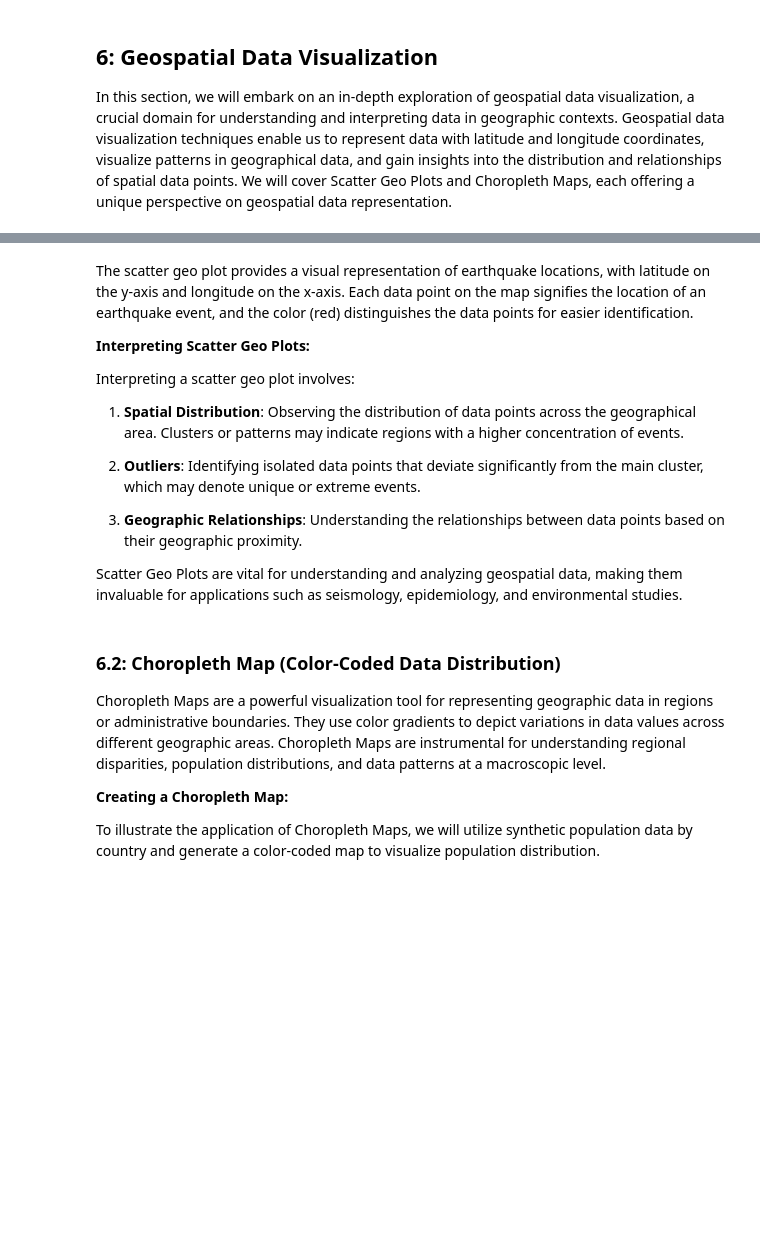
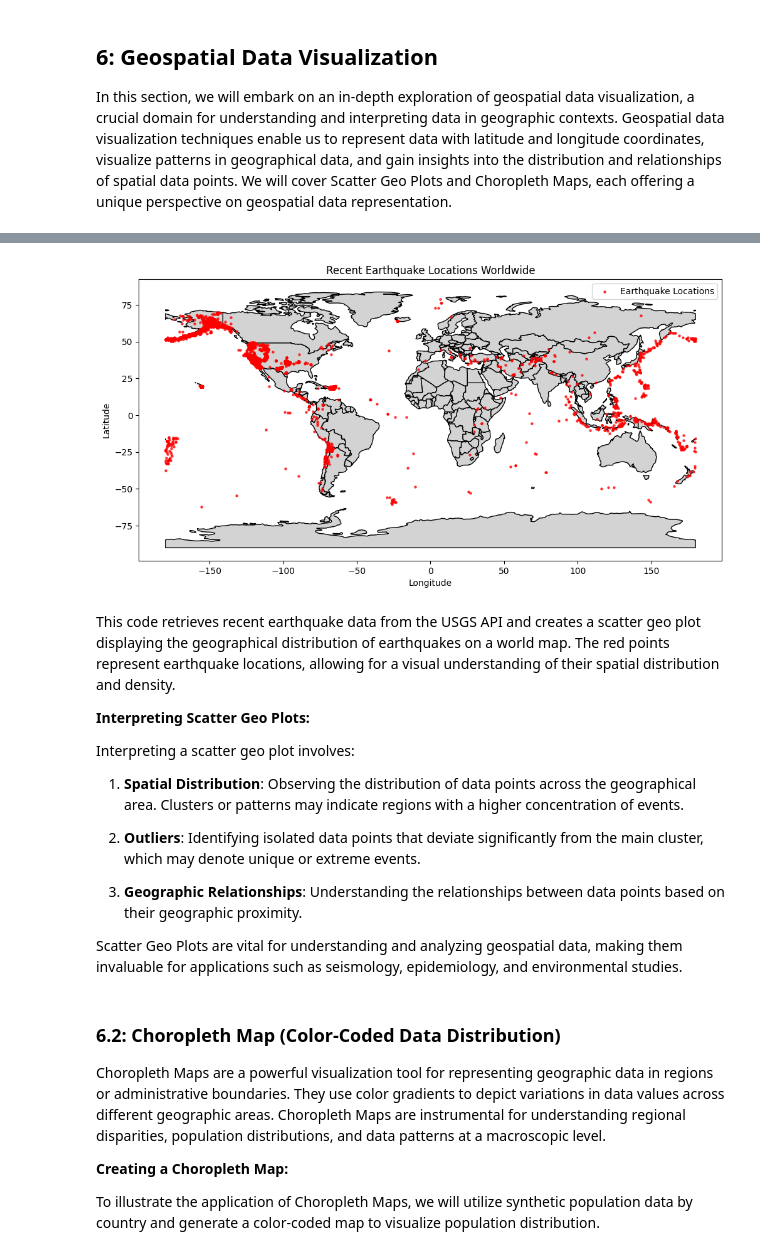
Before and after one commit to bsc-iitm/ML_Handbook, a Jupyter notebook: pages/vis2.ipynb, the cells around one changed output, grey strips where cells are left out. Saved outputs shown, nothing was run; the diff lists cells and outputs as text; code cells hidden in the pictures; blank space fills up the shorter version.

```diff
--- a/pages/vis2.ipynb
+++ b/pages/vis2.ipynb
@@ -603,5 +582,44 @@ plt.show()
+# %%
+import requests
+import geopandas as gpd
+import matplotlib.pyplot as plt
+import warnings
+
+warnings.filterwarnings("ignore")
+
+# Define the USGS API URL for earthquake data
+url = 'https://earthquake.usgs.gov/earthquakes/feed/v1.0/summary/all_month.geojson'
+
+# Fetch earthquake data from the USGS API
+response = requests.get(url)
+if response.status_code == 200:
+    earthquake_data = response.json()
+    # Extract necessary data for plotting
+    coordinates = [(feature['geometry']['coordinates'][0], feature['geometry']['coordinates'][1])
+                   for feature in earthquake_data['features']]
+    # Create a GeoDataFrame from earthquake data
+    earthquake_df = gpd.GeoDataFrame(geometry=gpd.points_from_xy([coord[0] for coord in coordinates],
+                                                                [coord[1] for coord in coordinates]))
+    # Load world map data from GeoPandas datasets
+    world = gpd.read_file(gpd.datasets.get_path('naturalearth_lowres'))
+
+    # Create a base world map plot
+    fig, ax = plt.subplots(figsize=(12, 8))
+    world.plot(ax=ax, color='lightgrey', edgecolor='black')
+
+    # Plot the earthquake locations on the map
+    earthquake_df.plot(ax=ax, markersize=5, color='red', alpha=0.7, marker='o', label='Earthquake Locations')
+    ax.set_xlabel('Longitude')
+    ax.set_ylabel('Latitude')
+    ax.set_title('Recent Earthquake Locations Worldwide')
+    plt.legend()
+    plt.show()
+else:
+    print("Failed to fetch earthquake data from the USGS API")
+# %% [output]
+[figure, added]
 # %% [markdown]
-The scatter geo plot provides a visual representation of earthquake locations, with latitude on the y-axis and longitude on the x-axis. Each data point on the map signifies the location of an earthquake event, and the color (red) distinguishes the data points for easier identification.
+This code retrieves recent earthquake data from the USGS API and creates a scatter geo plot displaying the geographical distribution of earthquakes on a world map. The red points represent earthquake locations, allowing for a visual understanding of their spatial distribution and density.
 
 **Interpreting Scatter Geo Plots:**
 
```
Also changed, not shown: parts of 21 cells of this notebook, 36 other files.
